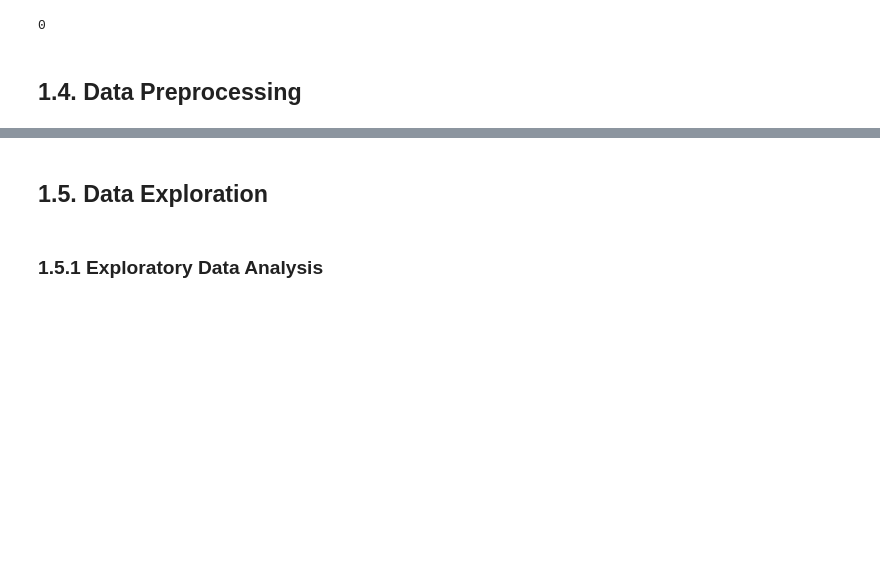
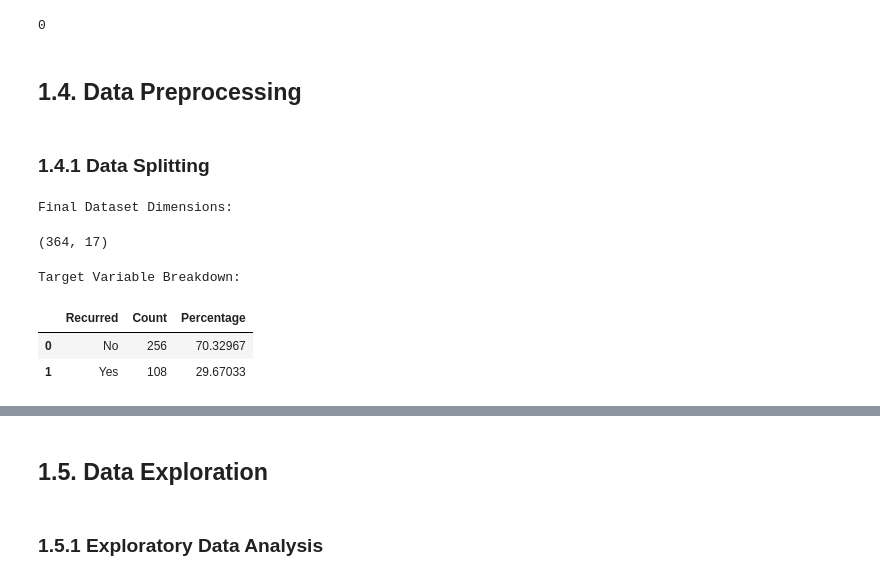
Before and after one commit to JohnPaulinePineda/Portfolio_Project_59, a Jupyter notebook: codes/LeveragingEnsembleLearningWithBaggingBoostingStackingAndBlendingApproaches.ipynb, the cells around one changed output, grey strips where cells are left out. Saved outputs shown, nothing was run; the diff lists cells and outputs as text; code cells hidden in the pictures; blank space fills up the shorter version.

Commit message:
Formulated the Python Notebook
Updated Data Splitting

```diff
--- a/codes/LeveragingEnsembleLearningWithBaggingBoostingStackingAndBlendingApproaches.ipynb
+++ b/codes/LeveragingEnsembleLearningWithBaggingBoostingStackingAndBlendingApproaches.ipynb
@@ -433,9 +460,9 @@ Unique duplicated row variations and their counts:
 # Removing the duplicated rows and
 # retaining only the first occurrence
 ##################################
-thyroid_cancer = thyroid_cancer.drop_duplicates(keep="first")
+thyroid_cancer_row_filtered = thyroid_cancer.drop_duplicates(keep="first")
 print('Dataset Dimensions: ')
-display(thyroid_cancer.shape)
+display(thyroid_cancer_row_filtered.shape)
 # %% [output]
 Dataset Dimensions:
 (364, 17)
@@ -854,3 +881,31 @@ len(categorical_column_quality_summary[(categorical_column_quality_summary['Uniq
 0
 # %% [markdown]
 ## 1.4. Data Preprocessing <a class="anchor" id="1.4"></a>
+# %% [markdown]
+### 1.4.1 Data Splitting <a class="anchor" id="1.4.1"></a>
+# %%
+##################################
+# Creating a dataset copy
+# of the row filtered data
+##################################
+thyroid_cancer_baseline = thyroid_cancer_row_filtered.copy()
+# %%
+##################################
+# Performing a general exploration
+# of the baseline dataset
+##################################
+print('Final Dataset Dimensions: ')
+display(thyroid_cancer_baseline.shape)
+# %% [output]
+Final Dataset Dimensions:
+(364, 17)
+# %%
+print('Target Variable Breakdown: ')
+thyroid_cancer_breakdown = thyroid_cancer_baseline.groupby('Recurred', observed=True).size().reset_index(name='Count')
+thyroid_cancer_breakdown['Percentage'] = (thyroid_cancer_breakdown['Count'] / len(thyroid_cancer_baseline)) * 100
+display(thyroid_cancer_breakdown)
+# %% [output]
+Target Variable Breakdown:
+|  | Recurred | Count | Percentage |
+| 0 | No | 256 | 70.32967 |
+| 1 | Yes | 108 | 29.67033 |
```
Also changed, not shown: parts of 40 cells of this notebook, 8 other files.
